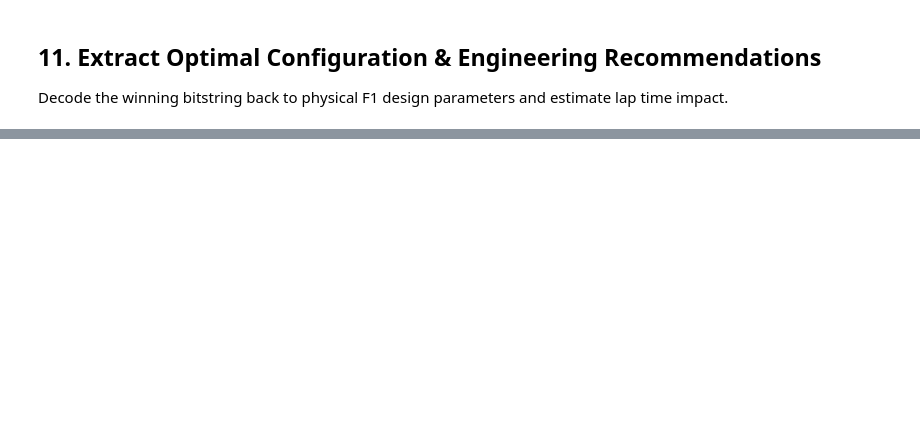
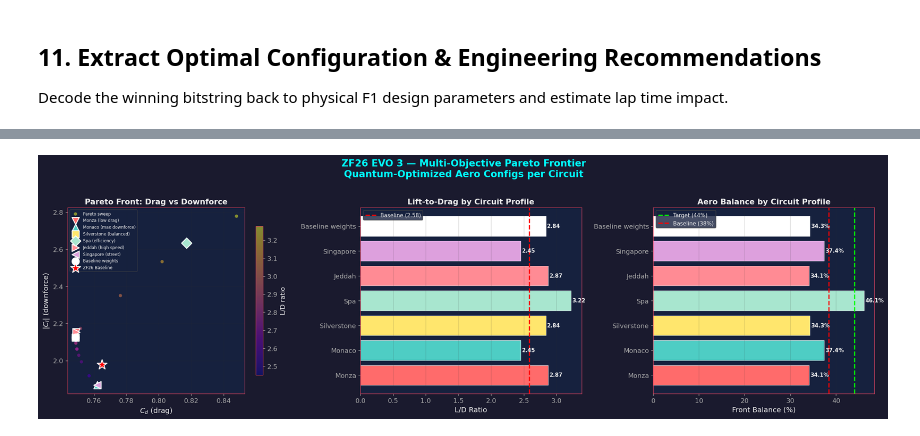
Before and after one commit to rjamoriz/F1-PROJECT-QUANTUM-NEXGEN, a Jupyter notebook: notebooks/zf26_qaoa_dwave_vs_cudaq.ipynb, the cells around one changed output, grey strips where cells are left out. Cells and saved outputs as stored; diff of their text form; code cells hidden in the pictures; blank space fills up the shorter version.

```diff
--- a/notebooks/zf26_qaoa_dwave_vs_cudaq.ipynb
+++ b/notebooks/zf26_qaoa_dwave_vs_cudaq.ipynb
@@ -1425,0 +2150,89 @@ print("""
+# %%
+
+# ══════════════════════════════════════════════════════════════════════
+# Pareto Frontier Visualization
+# ══════════════════════════════════════════════════════════════════════
+import os
+_nb_dir = os.path.dirname(os.path.abspath('__file__'))  # fallback
+_save_dir = '/Users/Ruben_MACPRO/Desktop/F1 Project NexGen/notebooks'
+
+fig, axes = plt.subplots(1, 3, figsize=(20, 6))
+fig.suptitle('ZF26 EVO 3 — Multi-Objective Pareto Frontier\n'
+             'Quantum-Optimized Aero Configs per Circuit',
+             fontsize=16, fontweight='bold', color='cyan', y=1.02)
+
+# ── Panel 1: Cd vs |Cl| Pareto Front ──
+ax = axes[0]
+# Background: systematic sweep
+sc = ax.scatter(pareto_df['Cd'], pareto_df['abs_Cl'],
+                c=pareto_df['L_D'], cmap='plasma', s=30, alpha=0.5,
+                edgecolors='none', label='Pareto sweep')
+plt.colorbar(sc, ax=ax, label='L/D ratio', shrink=0.8)
+
+# Overlay: circuit-specific points
+circuit_markers = {'Monza': 'v', 'Monaco': '^', 'Silverstone': 's',
+                   'Spa': 'D', 'Jeddah': '>', 'Singapore': '<', 'Baseline': 'o'}
+circuit_colors_map = {'Monza': '#FF6B6B', 'Monaco': '#4ECDC4', 'Silverstone': '#FFE66D',
+                  'Spa': '#A8E6CF', 'Jeddah': '#FF8B94', 'Singapore': '#DDA0DD', 'Baseline': '#FFFFFF'}
+
+for _, row in circuit_df.iterrows():
+    name_key = row['Circuit'].split(' ')[0]
+    ax.scatter(row['Cd'], row['|Cl|'],
+               marker=circuit_markers.get(name_key, 'o'),
+               c=circuit_colors_map.get(name_key, 'white'),
+               s=150, edgecolors='white', linewidths=1.5, zorder=10,
+               label=row['Circuit'])
+
+# ZF26 baseline
+ax.scatter(BASELINE['Cd'], abs(BASELINE['Cl']), marker='*', c='red',
+           s=300, edgecolors='white', linewidths=1.5, zorder=11, label='ZF26 Baseline')
+
+ax.set_xlabel('$C_d$ (drag)', fontsize=12)
+ax.set_ylabel('$|C_l|$ (downforce)', fontsize=12)
+ax.set_title('Pareto Front: Drag vs Downforce', fontsize=13, fontweight='bold')
+ax.legend(fontsize=7, loc='upper left', ncol=1, framealpha=0.7)
+ax.grid(alpha=0.2)
+
+# ── Panel 2: L/D comparison bar chart ──
+ax = axes[1]
+names = [r['Circuit'].split('(')[0].strip() for r in circuit_results]
+
+# Get L/D from the dataframe properly
+ld_vals_p = []
+for _, row in circuit_df.iterrows():
+    ld_vals_p.append(row['|Cl|'] / row['Cd'])
+
+bar_colors_p = ['#FF6B6B', '#4ECDC4', '#FFE66D', '#A8E6CF', '#FF8B94', '#DDA0DD', '#FFFFFF']
+bars = ax.barh(names, ld_vals_p, color=bar_colors_p[:len(names)], edgecolor='white', linewidth=0.5)
+ax.axvline(x=abs(BASELINE['L_D']), color='red', linestyle='--', linewidth=2, label=f'Baseline ({abs(BASELINE["L_D"]):.2f})')
+for bar, val in zip(bars, ld_vals_p):
+    ax.text(val + 0.02, bar.get_y() + bar.get_height()/2, f'{val:.2f}',
+            va='center', fontsize=9, fontweight='bold')
+ax.set_xlabel('L/D Ratio', fontsize=12)
+ax.set_title('Lift-to-Drag by Circuit Profile', fontsize=13, fontweight='bold')
+ax.legend(fontsize=9)
+ax.grid(alpha=0.2, axis='x')
+
+# ── Panel 3: Balance radar-style comparison ──
+ax = axes[2]
+balance_vals = [float(r['Balance'].rstrip('%')) for r in circuit_results]
+y_pos = range(len(names))
+bars = ax.barh(names, balance_vals, color=bar_colors_p[:len(names)], edgecolor='white', linewidth=0.5)
+ax.axvline(x=44.0, color='#00FF00', linestyle='--', linewidth=2, label='Target (44%)')
+ax.axvline(x=BASELINE['balance_front']*100, color='red', linestyle='--', linewidth=2, label=f'Baseline ({BASELINE["balance_front"]*100:.0f}%)')
+for bar, val in zip(bars, balance_vals):
+    ax.text(val + 0.3, bar.get_y() + bar.get_height()/2, f'{val:.1f}%',
+            va='center', fontsize=9, fontweight='bold')
+ax.set_xlabel('Front Balance (%)', fontsize=12)
+ax.set_title('Aero Balance by Circuit Profile', fontsize=13, fontweight='bold')
+ax.legend(fontsize=9)
+ax.grid(alpha=0.2, axis='x')
+
+plt.tight_layout()
+_pareto_path = os.path.join(_save_dir, 'zf26_pareto_frontier.png')
+plt.savefig(_pareto_path, dpi=200, bbox_inches='tight',
+            facecolor=fig.get_facecolor())
+plt.show()
+print(f"Pareto frontier saved: {_pareto_path}")
+# %% [output]
+[figure, added]
```
Also changed, not shown: parts of 32 cells of this notebook, 3 other files.
